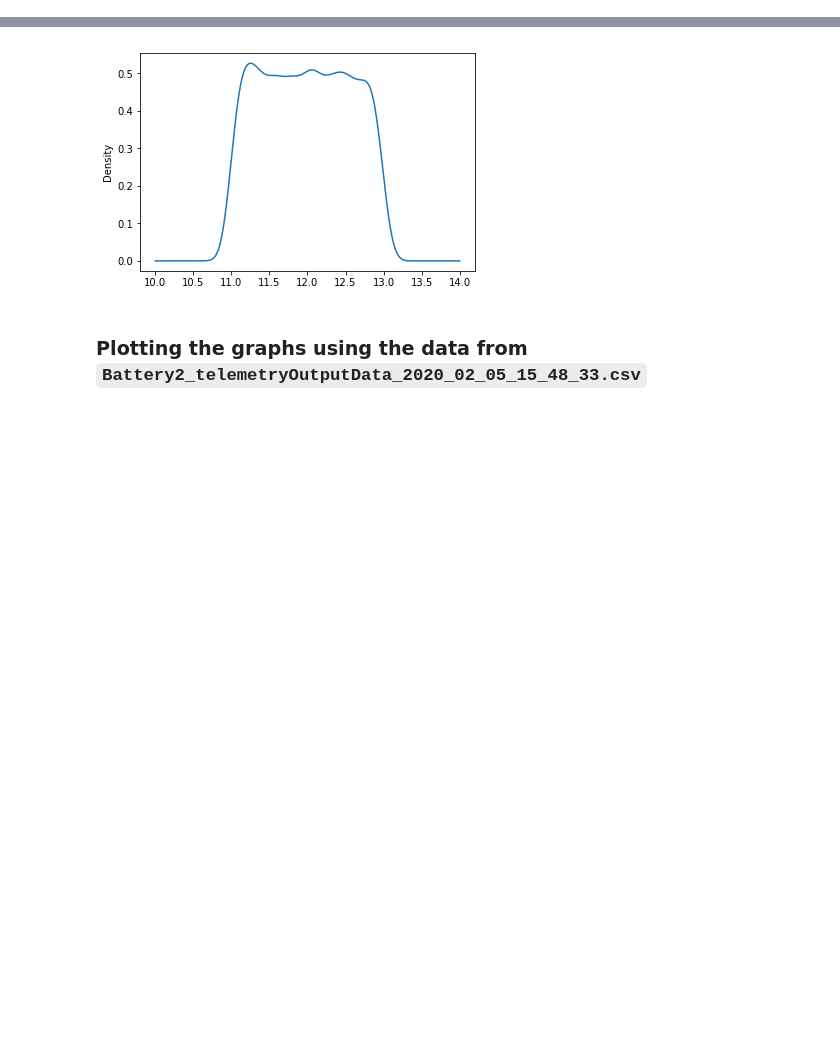
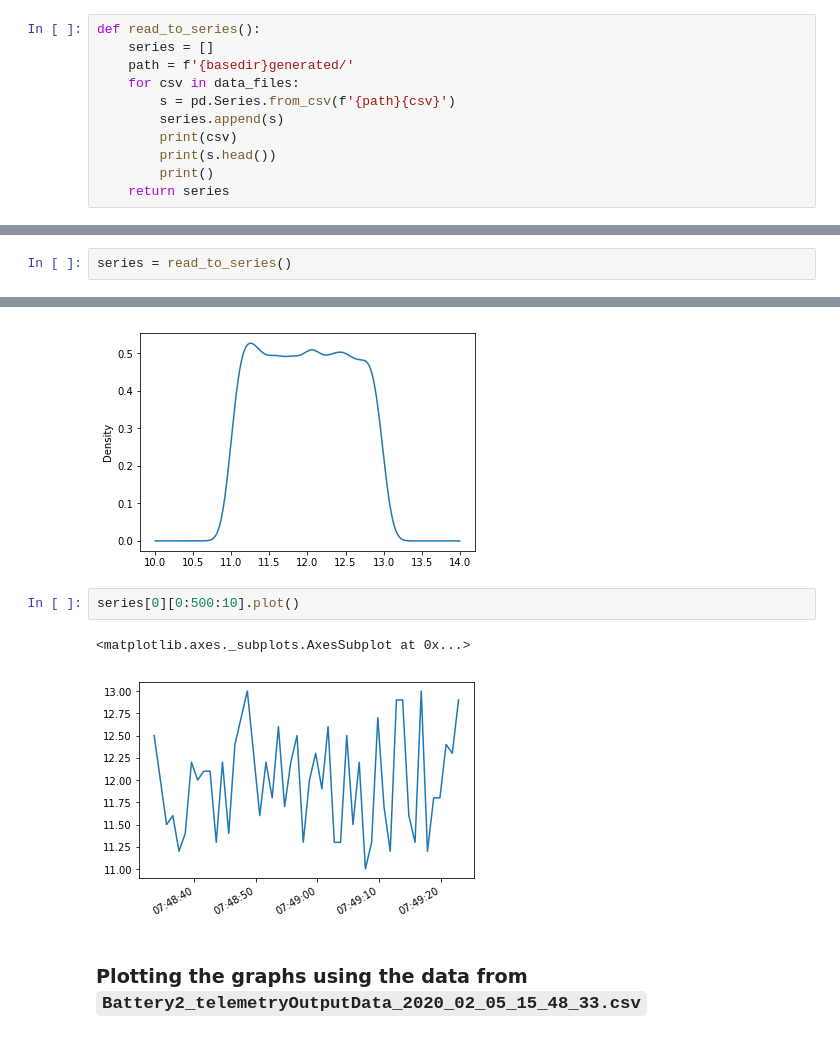
Before and after one commit to jesus-r-mendoza/Operations-Data-and-Mgmt-System, a Jupyter notebook: machine-learning/data-analysis/New-Data-Preprocessing.ipynb, the cells around one changed output, grey strips where cells are left out. Cells and saved outputs as stored; diff of their text form; blank space fills up the shorter version.

Commit message:
plotted new graphs using pd.Series objects: plotting every 10 pts up to 500

```diff
--- a/machine-learning/data-analysis/New-Data-Preprocessing.ipynb
+++ b/machine-learning/data-analysis/New-Data-Preprocessing.ipynb
@@ -88,0 +77,11 @@ Saved 6893 lines to generated/TlmTx_telemetryOutputData_2020_02_05_15_48_33.csv
+# %%
+def read_to_series():
+    series = []
+    path = f'{basedir}generated/'
+    for csv in data_files:
+        s = pd.Series.from_csv(f'{path}{csv}')
+        series.append(s)
+        print(csv)
+        print(s.head())
+        print()
+    return series
@@ -88,0 +112,2 @@ Saved 6893 lines to generated/TlmTx_telemetryOutputData_2020_02_05_15_48_33.csv
+# %%
+series = read_to_series()
@@ -117,6 +160,11 @@ section_scatter(data[0], 10, 130)
 kde_graph(data[0])
 # %% [output]
 [figure]
+# %%
+series[0][0:500:10].plot()
+# %% [output]
+<matplotlib.axes._subplots.AxesSubplot at 0x...>
+[figure, added]
 # %% [markdown]
 ### Plotting the graphs using the data from `Battery2_telemetryOutputData_2020_02_05_15_48_33.csv`
 # %%
```
Also changed, not shown: parts of 14 cells of this notebook.
